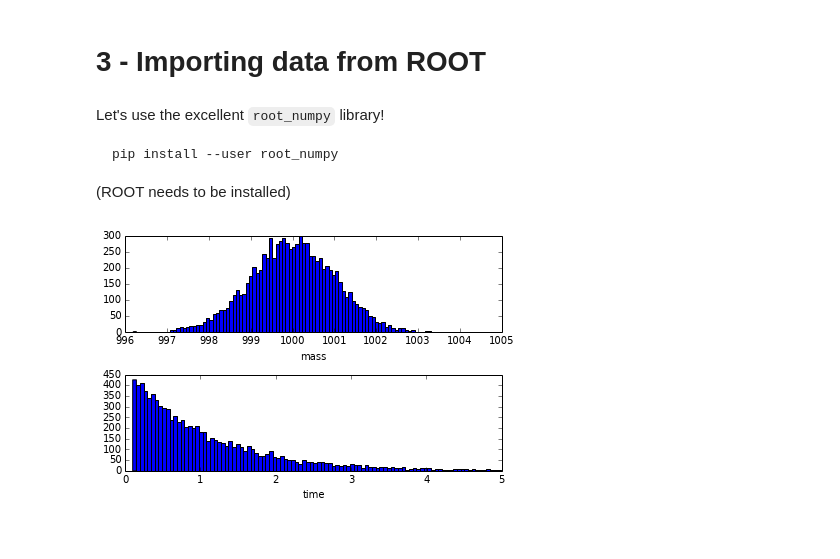
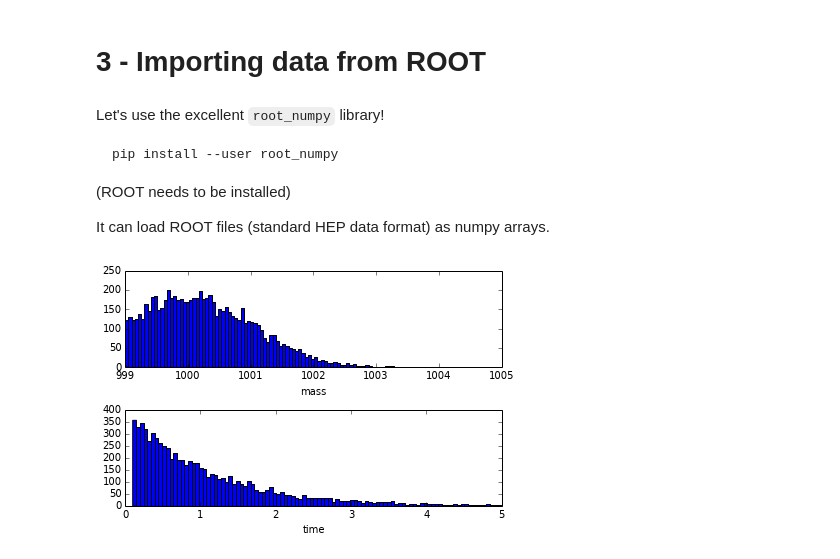
Before and after one commit to bogdan-kulynych/ipython-tutorial, a Jupyter notebook: tutorial.ipynb, the cells around one changed output. Cells and saved outputs as stored; diff of their text form; code cells hidden in the pictures.

````diff
--- a/tutorial.ipynb
+++ b/tutorial.ipynb
@@ -157,6 +186,8 @@ Let's use the excellent `root_numpy` library!
 pip install --user root_numpy
 ```
 (ROOT needs to be installed)
+
+It can load ROOT files (standard HEP data format) as numpy arrays.
 # %%
 from root_numpy import root2rec
 
@@ -164,20 +195,22 @@ from root_numpy import root2rec
 dset = root2rec('./test.root')
 # %%
 # Filter data by creating a mask
-mask = ((dset['time'] > 0.10) & (dset['time'] < 5))
+mask_time = (dset.time > 0.10) & (dset.time < 5)
+mask_mass = dset.mass > 999
 
+mask = mask_time & mask_mass
 
 # Apply mask and plot both variables
 plt.subplot(211)
 plt.hist(dset[mask]['mass'], bins=100)
-xlabel('mass')
+plt.xlabel('mass')
 
 # Remove annoying axis offset:
 plt.gca().get_xaxis().get_major_formatter().set_useOffset(False)
 
 plt.subplot(212)
 plt.hist(dset[mask]['time'], bins=100)
-xlabel('time');
-tight_layout()
+plt.xlabel('time')
+plt.tight_layout()
 # %% [output]
-[figure, old version]
+[figure, new version]
````
Also changed, not shown: parts of 13 cells of this notebook.
